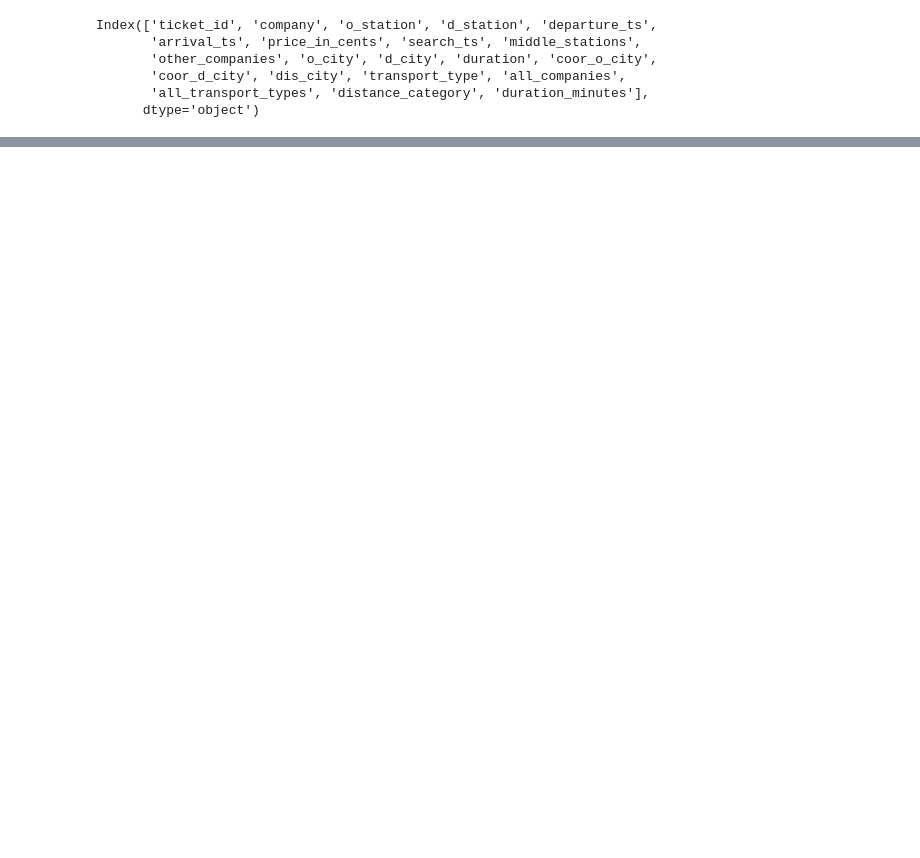
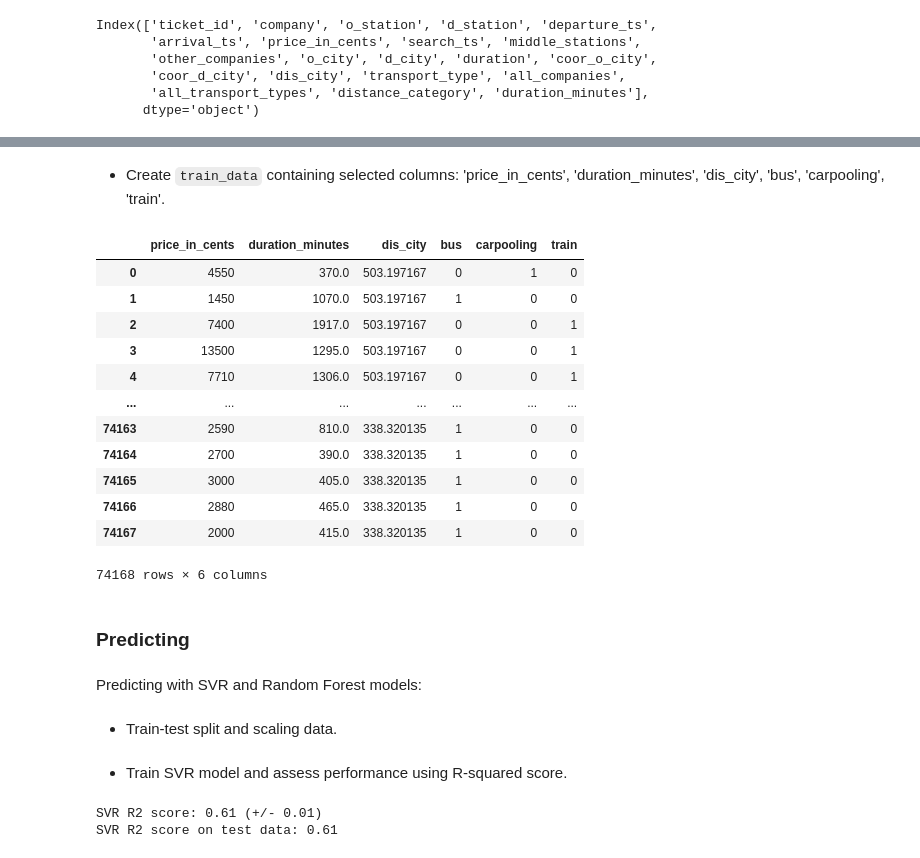
Before and after one commit to Amine5588/EDA_RandomForest, a Jupyter notebook: Test Technique.ipynb, the cells around one changed output, grey strips where cells are left out. Saved outputs shown, nothing was run; the diff lists cells and outputs as text; code cells hidden in the pictures; blank space fills up the shorter version.

```diff
--- a/Test Technique.ipynb
+++ b/Test Technique.ipynb
@@ -659,5 +695,7 @@ def draw_timebar(dataframe):
     plt.show()
 # %% [markdown]
 calculate statistics on the duration of trips categorized by distance and transport type. Specifically, it computes the mean, maximum, and minimum duration for trips in different categories and transport types, storing each result in its respective DataFrame (vis1, vis2, vis3). Adjustments can be made to further analyze or visualize these statistics as needed.
+# %%
+ticket_copy['all_transport_types'] = ticket_copy['all_transport_types'].apply(str)
 # %%
 # Calculating the mean duration of trips based on distance category and transport type
@@ -772,0 +738,3 @@ plt.show()
+# %%
+ticket_encoded = pd.get_dummies(ticket_copy["transport_type"])
+ticket_encoded = pd.concat([ticket_copy, ticket_encoded], axis = 1)
@@ -772,0 +757,2 @@ plt.show()
+# %% [markdown]
+- Create `train_data` containing selected columns: 'price_in_cents', 'duration_minutes', 'dis_city', 'bus', 'carpooling', 'train'.
@@ -772,0 +761,20 @@ plt.show()
+# %%
+train_data
+# %% [output]
+|  | price_in_cents | duration_minutes | dis_city | bus | carpooling | train |
+| 0 | 4550 | 370.0 | 503.197167 | 0 | 1 | 0 |
+| 1 | 1450 | 1070.0 | 503.197167 | 1 | 0 | 0 |
+| 2 | 7400 | 1917.0 | 503.197167 | 0 | 0 | 1 |
+| 3 | 13500 | 1295.0 | 503.197167 | 0 | 0 | 1 |
+| 4 | 7710 | 1306.0 | 503.197167 | 0 | 0 | 1 |
+| ... | ... | ... | ... | ... | ... | ... |
+| 74163 | 2590 | 810.0 | 338.320135 | 1 | 0 | 0 |
+| 74164 | 2700 | 390.0 | 338.320135 | 1 | 0 | 0 |
+| 74165 | 3000 | 405.0 | 338.320135 | 1 | 0 | 0 |
+| 74166 | 2880 | 465.0 | 338.320135 | 1 | 0 | 0 |
+| 74167 | 2000 | 415.0 | 338.320135 | 1 | 0 | 0 |
+74168 rows × 6 columns
+# %% [markdown]
+### Predicting
+# %% [markdown]
+Predicting with SVR and Random Forest models:
@@ -772,0 +785,2 @@ plt.show()
+# %% [markdown]
+- Train-test split and scaling data.
@@ -772,0 +800,21 @@ plt.show()
+# %% [markdown]
+- Train SVR model and assess performance using R-squared score.
+# %%
+from sklearn.svm import SVR
+from sklearn.model_selection import cross_val_score, KFold
+from sklearn.metrics import r2_score
+
+model_SVM = SVR(kernel='linear', C=0.7, epsilon=0.2)
+
+kf = KFold(n_splits=5, shuffle=True)
+scores = cross_val_score(model_SVM, x_train, y_train, cv=kf, scoring='r2')
+print("SVR R2 score: %0.2f (+/- %0.2f)" % (scores.mean(), scores.std() * 2))
+
+model_SVM.fit(x_train, y_train)
+y_pred = model_SVM.predict(x_val)
+
+r2 = r2_score(y_test, y_pred)
+print(f"SVR R2 score on test data: {r2:.2f}")
+# %% [output]
+SVR R2 score: 0.61 (+/- 0.01)
+SVR R2 score on test data: 0.61
```
Also changed, not shown: parts of 45 cells of this notebook.
